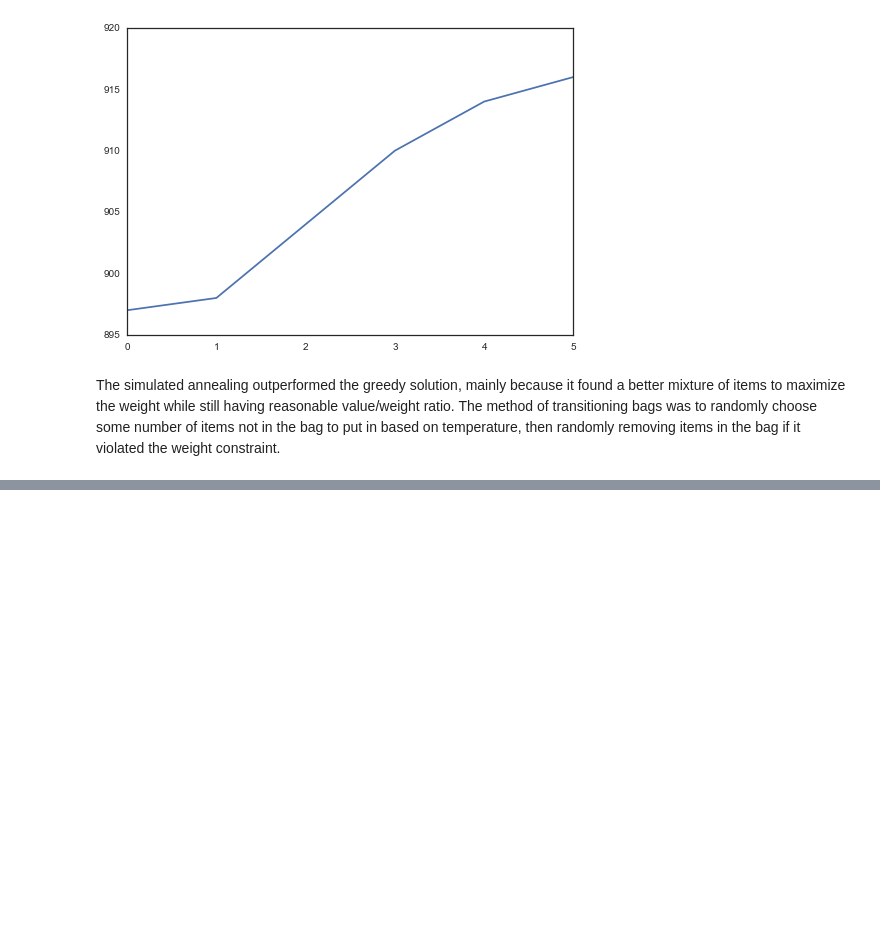
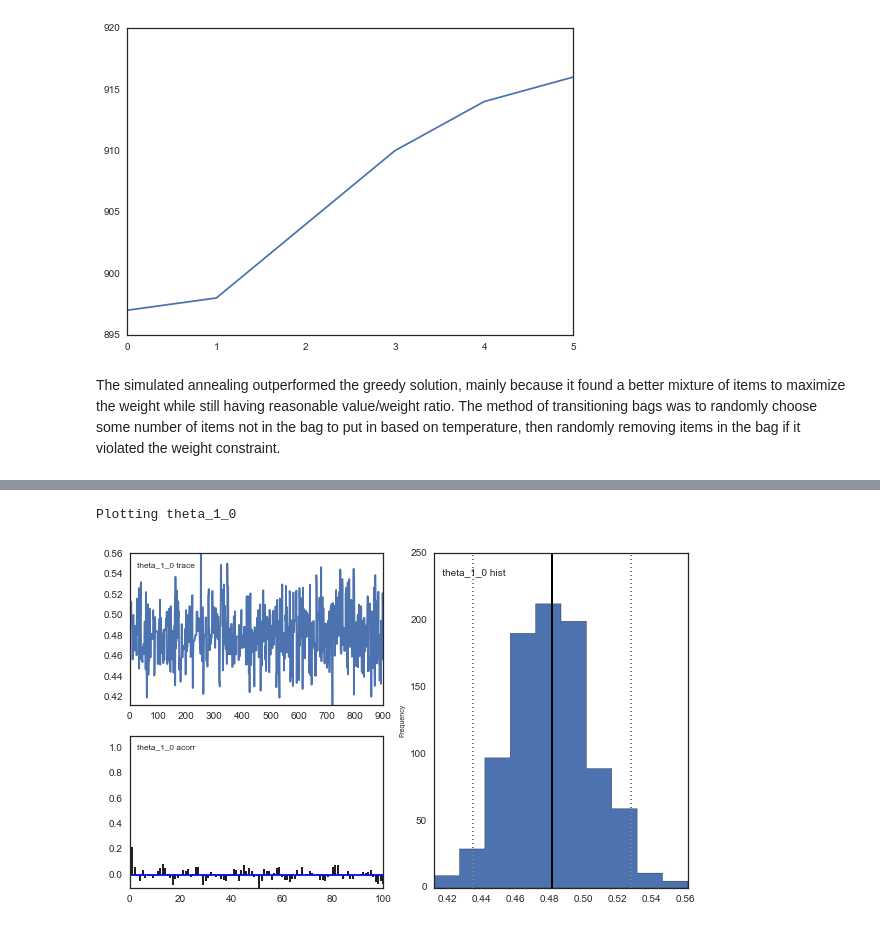
Before and after one commit to chuckyouliu/AM207, a Jupyter notebook: Homework/AM207_Charles_Liu_HW3.ipynb, the cells around one changed output, grey strips where cells are left out. Saved outputs shown, nothing was run; the diff lists cells and outputs as text; code cells hidden in the pictures; blank space fills up the shorter version.

```diff
--- a/Homework/AM207_Charles_Liu_HW3.ipynb
+++ b/Homework/AM207_Charles_Liu_HW3.ipynb
@@ -502,0 +561,5 @@ reports = np.load("HW3/reports.npy")
+# %%
+pm.Matplot.plot(theta_1)
+# %% [output]
+Plotting theta_1_0
+[figure, added]
```
Also changed, not shown: parts of 7 cells of this notebook.
